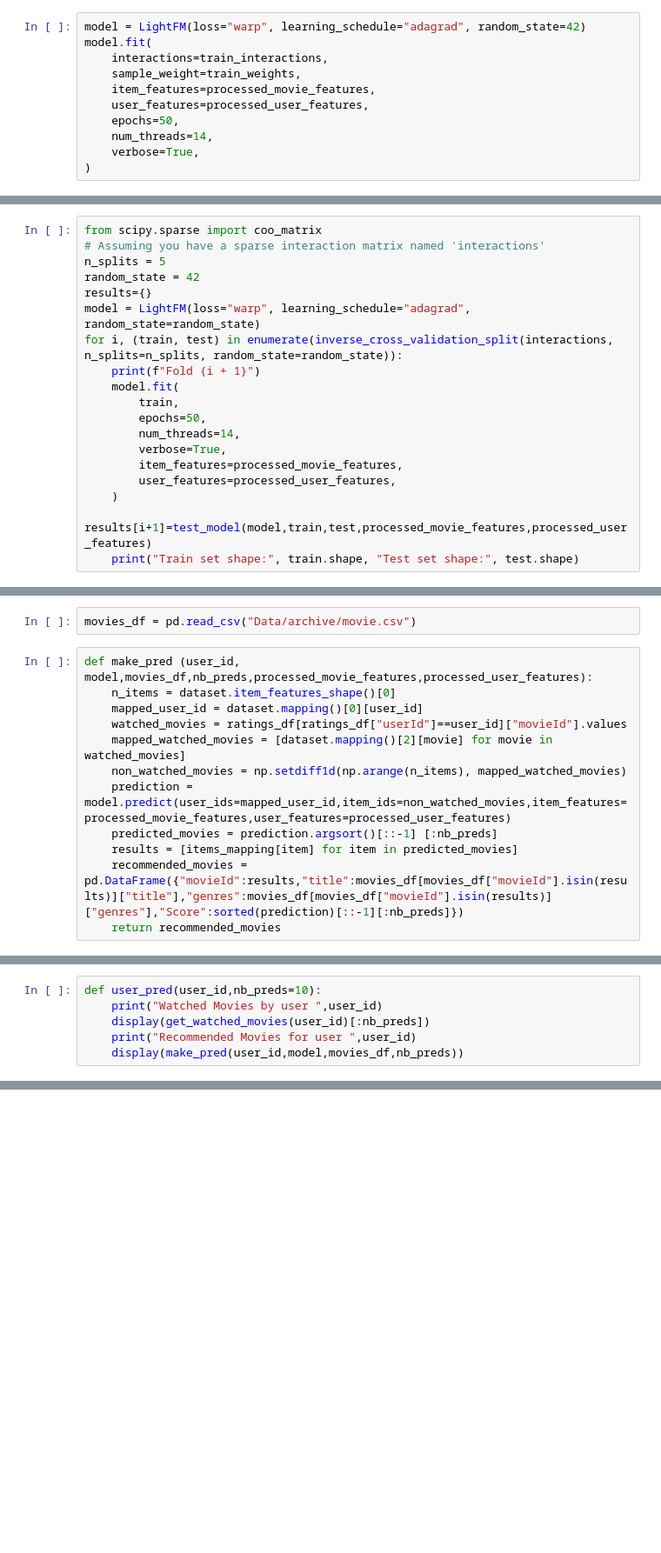
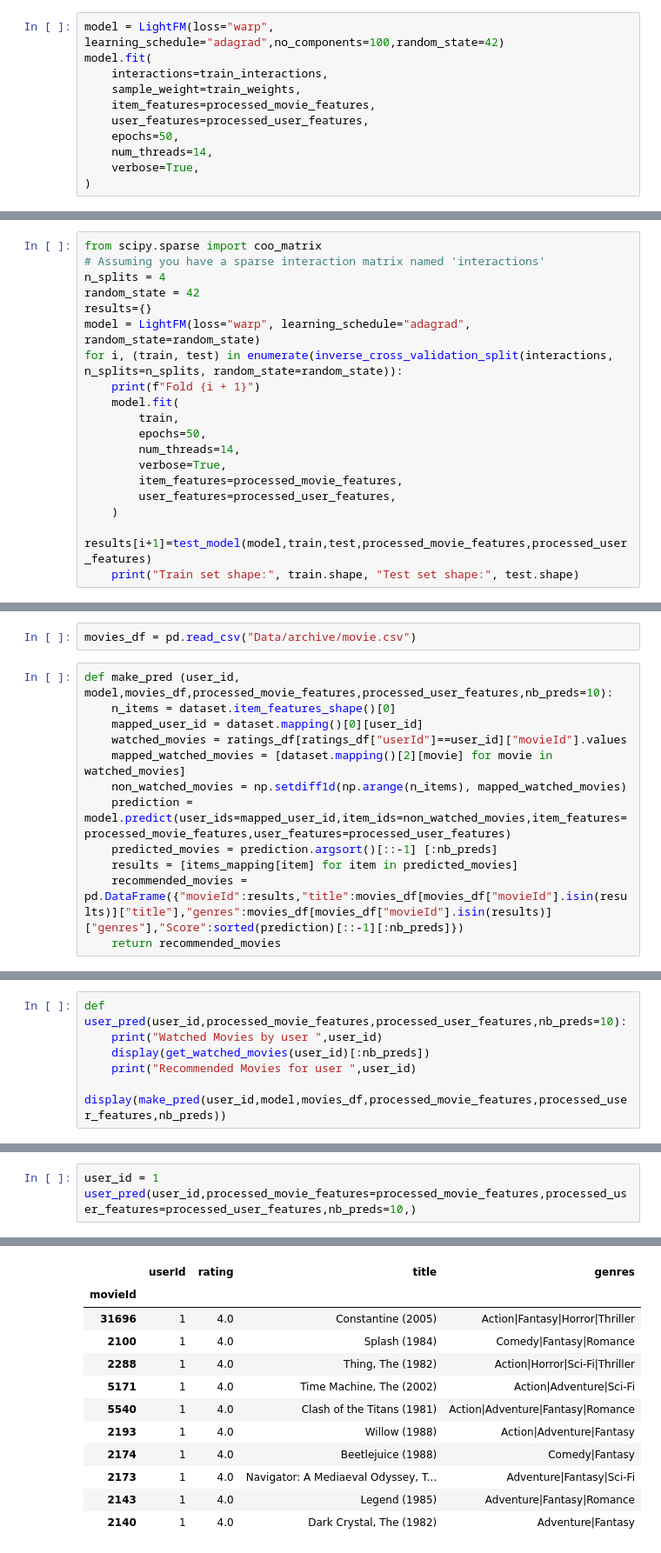
Before and after one commit to jcrigoni/grand_ml_project, a Jupyter notebook: New_Model_LightFM.ipynb, the cells around one changed output, grey strips where cells are left out. Shown: that part at 87% size. Drawn from its saved outputs; the diff is of its cells as text; blank space fills up the shorter version.

```diff
--- a/New_Model_LightFM.ipynb
+++ b/New_Model_LightFM.ipynb
@@ -202,7 +225,7 @@ processed_user_features = dataset.build_user_features(user_features)
 # %% [markdown]
 ## 3. Model
 # %%
-model = LightFM(loss="warp", learning_schedule="adagrad", random_state=42)
+model = LightFM(loss="warp", learning_schedule="adagrad",no_components=100,random_state=42)
 model.fit(
     interactions=train_interactions,
     sample_weight=train_weights,
@@ -405,7 +428,7 @@ def test_model(model,train_interactions,test_interactions,processed_movie_featur
 # %%
 from scipy.sparse import coo_matrix
 # Assuming you have a sparse interaction matrix named 'interactions'
-n_splits = 5
+n_splits = 4
 random_state = 42
 results={}
 model = LightFM(loss="warp", learning_schedule="adagrad", random_state=random_state)
@@ -477,7 +495,7 @@ original_ratings = pd.read_csv("Data/Data_LightFm/ratings.csv")
 # %%
 movies_df = pd.read_csv("Data/archive/movie.csv")
 # %%
-def make_pred (user_id, model,movies_df,nb_preds,processed_movie_features,processed_user_features):
+def make_pred (user_id, model,movies_df,processed_movie_features,processed_user_features,nb_preds=10):
     n_items = dataset.item_features_shape()[0]
     mapped_user_id = dataset.mapping()[0][user_id]
     watched_movies = ratings_df[ratings_df["userId"]==user_id]["movieId"].values
@@ -497,8 +515,8 @@ def get_watched_movies(user_id):
     rated_watched_movies = pd.DataFrame({"movieId":mapped_watched_movies,"title":movies_df[movies_df.movieId.isin(mapped_watched_movies)].title}).merge(ratings_df[ratings_df.userId==user_id],on="movieId",how="left")
     return original_ratings[original_ratings.userId==user_id].merge(movies_df,on="movieId",how="left").sort_values("rating",ascending=False).set_index("movieId").loc[rated_watched_movies.sort_values("rating",ascending=False)["movieId"]]
 # %%
-def user_pred(user_id,nb_preds=10):
+def user_pred(user_id,processed_movie_features,processed_user_features,nb_preds=10):
     print("Watched Movies by user ",user_id)
     display(get_watched_movies(user_id)[:nb_preds])
     print("Recommended Movies for user ",user_id)
-    display(make_pred(user_id,model,movies_df,nb_preds))
+    display(make_pred(user_id,model,movies_df,processed_movie_features,processed_user_features,nb_preds))
@@ -532,0 +523,4 @@ Recommended Movies for user  89471
+# %%
+user_id = 1
+user_pred(user_id,processed_movie_features=processed_movie_features,processed_user_features=processed_user_features,nb_preds=10,)
+# %% [output]
@@ -532,0 +528,12 @@ Recommended Movies for user  89471
+|  | userId | rating | title | genres |
+| movieId |  |  |  |  |
+| 31696 | 1 | 4.0 | Constantine (2005) | Action|Fantasy|Horror|Thriller |
+| 2100 | 1 | 4.0 | Splash (1984) | Comedy|Fantasy|Romance |
+| 2288 | 1 | 4.0 | Thing, The (1982) | Action|Horror|Sci-Fi|Thriller |
+| 5171 | 1 | 4.0 | Time Machine, The (2002) | Action|Adventure|Sci-Fi |
+| 5540 | 1 | 4.0 | Clash of the Titans (1981) | Action|Adventure|Fantasy|Romance |
+| 2193 | 1 | 4.0 | Willow (1988) | Action|Adventure|Fantasy |
+| 2174 | 1 | 4.0 | Beetlejuice (1988) | Comedy|Fantasy |
+| 2173 | 1 | 4.0 | Navigator: A Mediaeval Odyssey, T... | Adventure|Fantasy|Sci-Fi |
+| 2143 | 1 | 4.0 | Legend (1985) | Adventure|Fantasy|Romance |
+| 2140 | 1 | 4.0 | Dark Crystal, The (1982) | Adventure|Fantasy |
```
Also changed, not shown: parts of 22 cells of this notebook.
